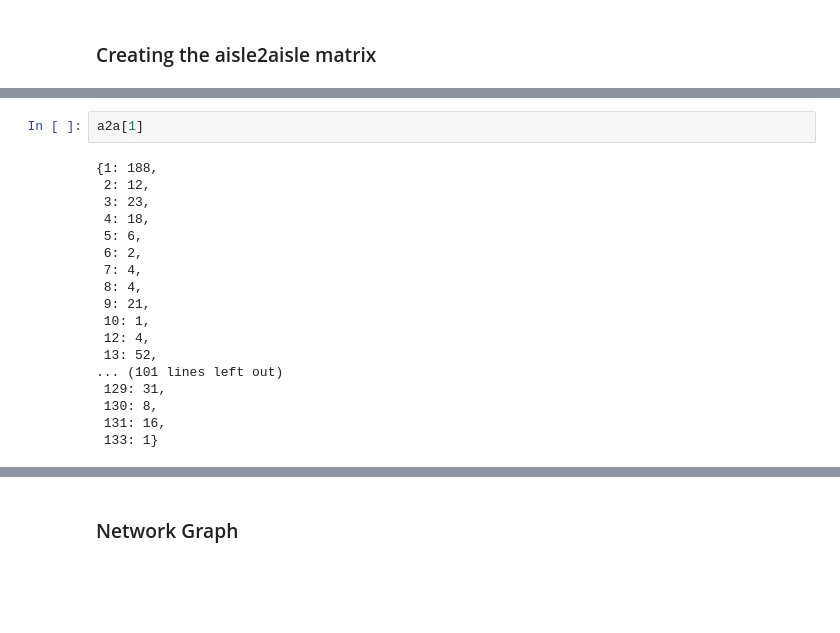
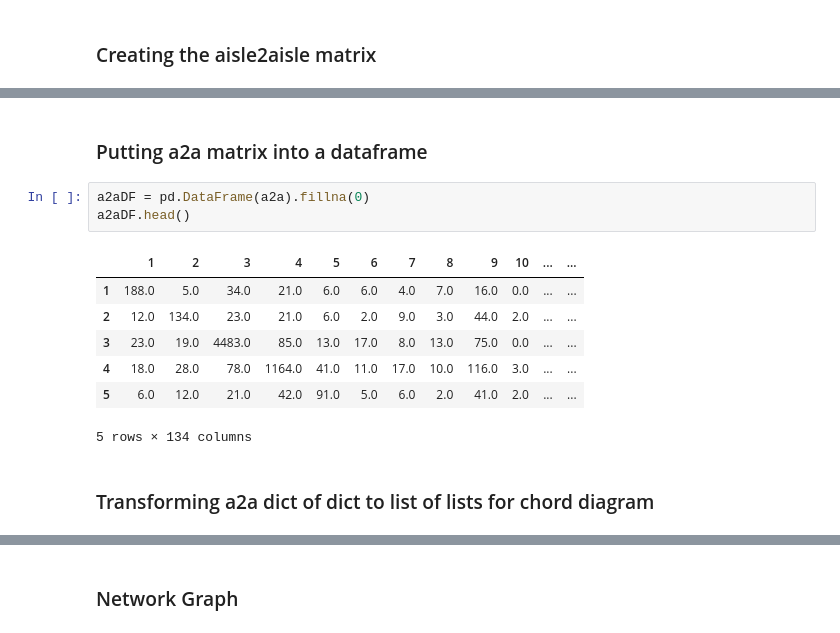
Before and after one commit to khummel01/DS320, a Jupyter notebook: instacart_marketbasket_analysis.ipynb, the cells around one changed output, grey strips where cells are left out. Cells and saved outputs as stored; diff of their text form; blank space fills up the shorter version.

Commit message:
Chord diagram, Rafa's help with a2a matrix

```diff
--- a/instacart_marketbasket_analysis.ipynb
+++ b/instacart_marketbasket_analysis.ipynb
@@ -437,20 +465,15 @@ Wall time: 2min 19s
-# %%
-a2a[1]
-# %% [output]
-{1: 188,
- 2: 12,
- 3: 23,
- 4: 18,
- 5: 6,
- 6: 2,
- 7: 4,
- 8: 4,
- 9: 21,
- 10: 1,
- 12: 4,
- 13: 52,
-... (101 lines left out)
- 129: 31,
- 130: 8,
- 131: 16,
- 133: 1}
+# %% [markdown]
+### Putting a2a matrix into a dataframe
+# %%
+a2aDF = pd.DataFrame(a2a).fillna(0)
+a2aDF.head()
+# %% [output]
+|  | 1 | 2 | 3 | 4 | 5 | 6 | 7 | 8 | 9 | 10 | ... | ... |
+| 1 | 188.0 | 5.0 | 34.0 | 21.0 | 6.0 | 6.0 | 4.0 | 7.0 | 16.0 | 0.0 | ... | ... |
+| 2 | 12.0 | 134.0 | 23.0 | 21.0 | 6.0 | 2.0 | 9.0 | 3.0 | 44.0 | 2.0 | ... | ... |
+| 3 | 23.0 | 19.0 | 4483.0 | 85.0 | 13.0 | 17.0 | 8.0 | 13.0 | 75.0 | 0.0 | ... | ... |
+| 4 | 18.0 | 28.0 | 78.0 | 1164.0 | 41.0 | 11.0 | 17.0 | 10.0 | 116.0 | 3.0 | ... | ... |
+| 5 | 6.0 | 12.0 | 21.0 | 42.0 | 91.0 | 5.0 | 6.0 | 2.0 | 41.0 | 2.0 | ... | ... |
+5 rows × 134 columns
+# %% [markdown]
+### Transforming a2a dict of dict to list of lists for chord diagram
```
Also changed, not shown: parts of 18 cells of this notebook.
